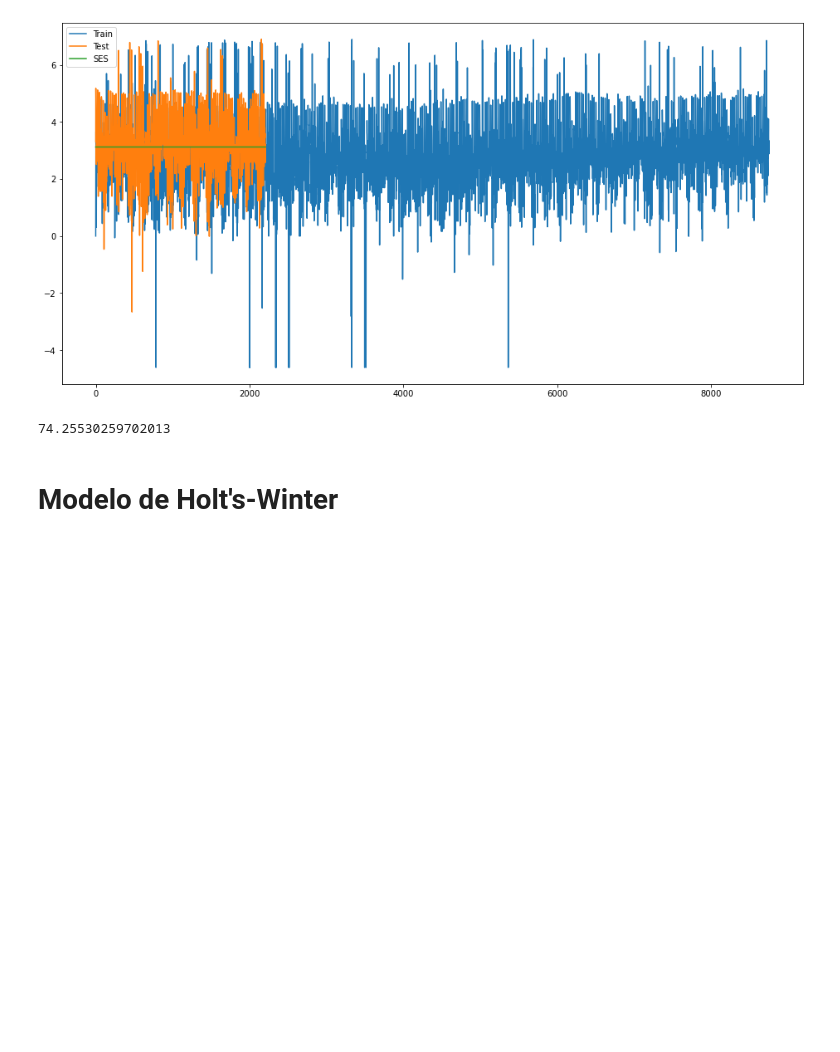
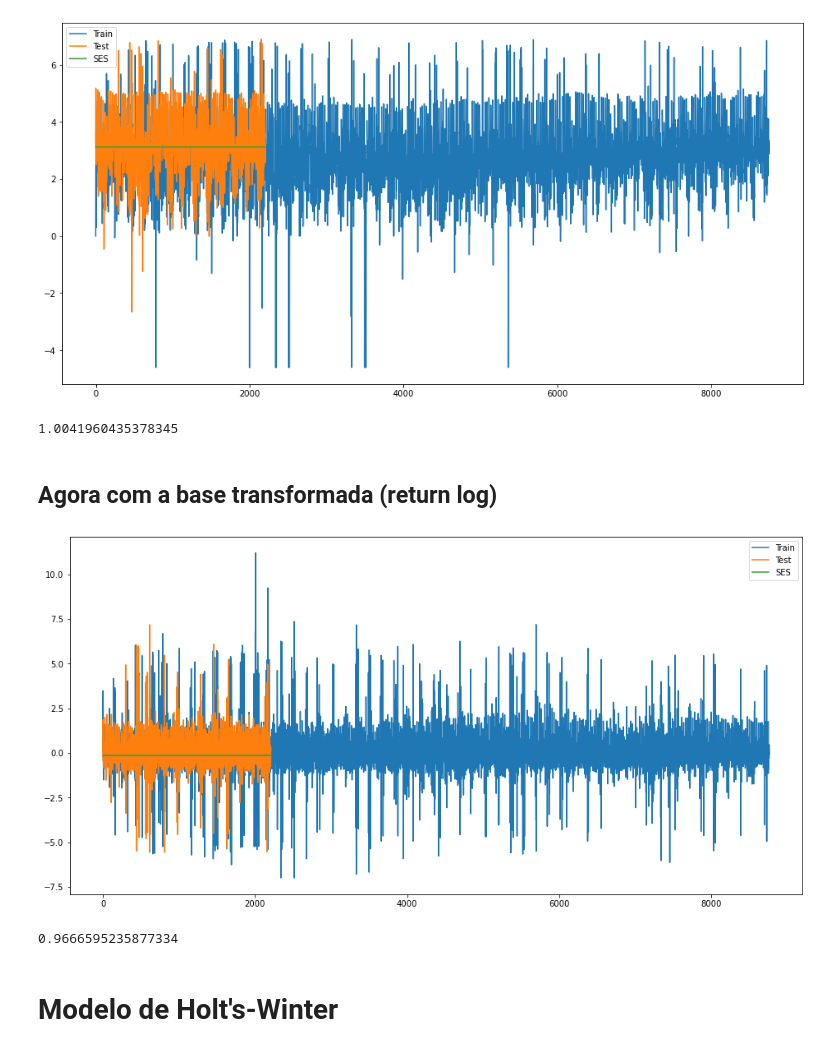
Before and after one commit to marcosvilela/modelagem-analitica-20.3, a Jupyter notebook: source/Fernando/Fernando-Parte2.ipynb, the cells around one changed output. Drawn from its saved outputs; the diff is of its cells as text; code cells hidden in the pictures; blank space fills up the shorter version.

```diff
--- a/source/Fernando/Fernando-Parte2.ipynb
+++ b/source/Fernando/Fernando-Parte2.ipynb
@@ -275,10 +362,29 @@ plt.show()
 # %% [output]
 [figure]
 # %%
-rms = sqrt(mean_squared_error(hourly_mean_test['Valor'], y_hat_avg['SES']))
+rms = sqrt(mean_squared_error(hourly_mean_log_test['Valor'], y_hat_avg['SES']))
 print(rms)
 # %% [output]
-74.25530259702013
+1.0041960435378345
+# %% [markdown]
+## Agora com a base transformada (return log)
+# %%
+y_hat_avg = hourly_mean_return_log_test.copy()
+fit2 = SimpleExpSmoothing(np.asarray(hourly_mean_return_log['return-log'])).fit(smoothing_level=0.6,optimized=False)
+y_hat_avg['SES'] = fit2.forecast(len(hourly_mean_return_log_test))
+plt.figure(figsize=(16,8))
+plt.plot(hourly_mean_return_log['return-log'], label='Train')
+plt.plot(hourly_mean_return_log_test['return-log'], label='Test')
+plt.plot(y_hat_avg['SES'], label='SES')
+plt.legend(loc='best')
+plt.show()
+# %% [output]
+[figure, added]
+# %%
+rms = sqrt(mean_squared_error(hourly_mean_return_log_test['return-log'], y_hat_avg['SES']))
+print(rms)
+# %% [output]
+0.9666595235877334
 # %% [markdown]
 # Modelo de Holt's-Winter
 # %%
```
Also changed, not shown: parts of 30 cells of this notebook, 4 other files.
